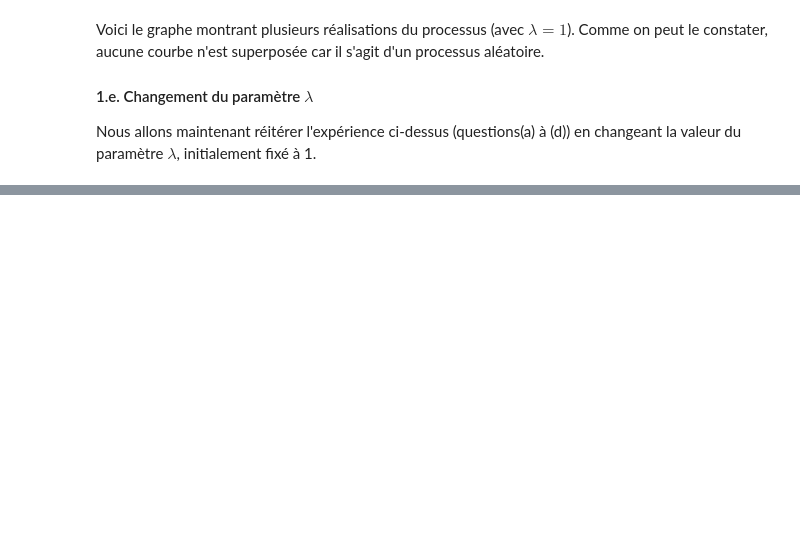
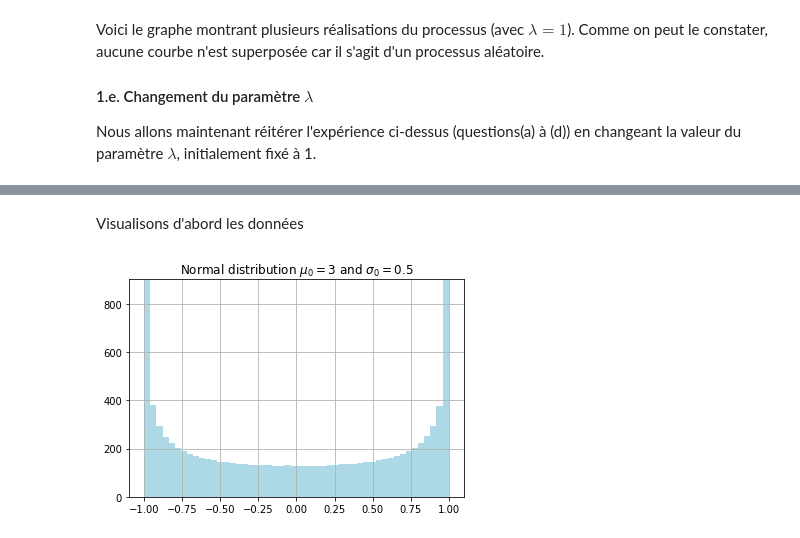
Before and after one commit to Aympab/Projet_Probas_Stats, a Jupyter notebook: probleme2.ipynb, the cells around one changed output, grey strips where cells are left out. Saved outputs shown, nothing was run; the diff lists cells and outputs as text; code cells hidden in the pictures; blank space fills up the shorter version.

```diff
--- a/probleme2.ipynb
+++ b/probleme2.ipynb
@@ -151,0 +150,8 @@ Cependant, la fonction de covariance n'est pas parfaitement symétrique. En effe
+# %%
+N = 10000
+
+part = np.linspace(0, 1, N+1)
+xi = []
+
+for b in list(zip(part[::1],part[1::1])):
+    xi.append(np.random.uniform(b[0], b[1]))
@@ -151,0 +164,21 @@ Cependant, la fonction de covariance n'est pas parfaitement symétrique. En effe
+# %% [markdown]
+Visualisons d'abord les données
+# %%
+from math import sin, pi
+
+z = []
+
+for x in xi :
+    z.append(sin(4*pi*x))
+
+
+hx, hy, _ = plt.hist(z, bins=50,color="lightblue")
+
+plt.ylim(0.0,max(hx)+0.05)
+plt.title(r'Normal distribution $\mu_0 = 3$ and $\sigma_0 = 0.5$')
+plt.grid()
+
+plt.show()
+plt.close()
+# %% [output]
+[figure, added]
```
Also changed, not shown: parts of 10 cells of this notebook, 2 other files.
